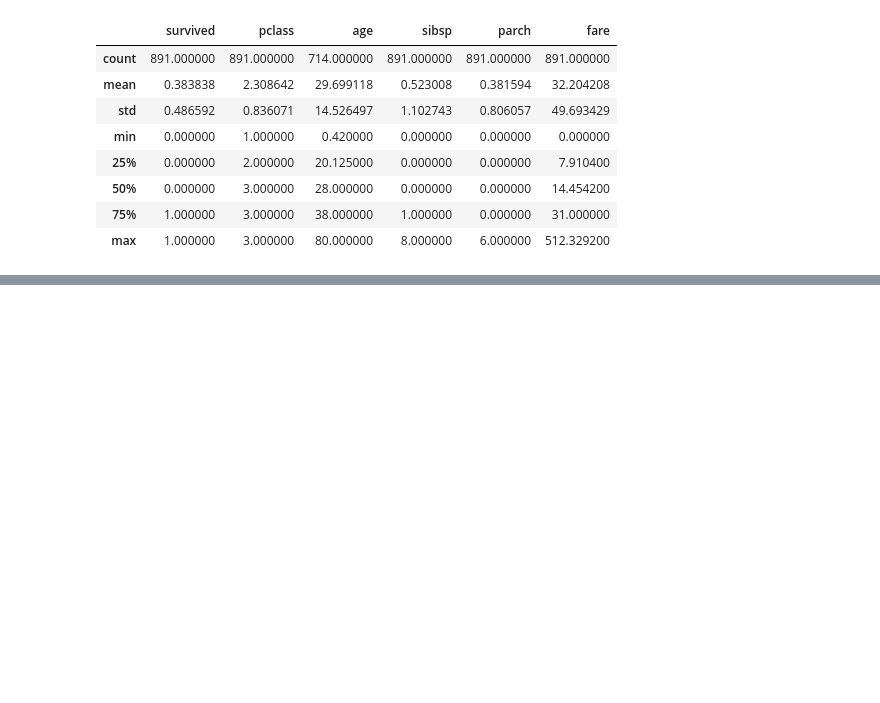
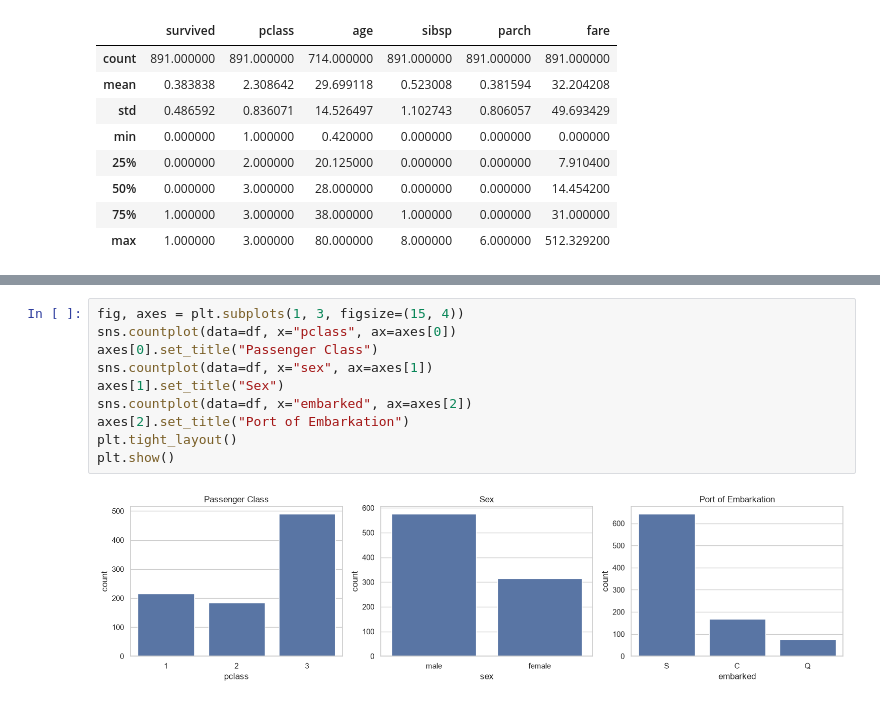
Before and after one commit to mundlapudimuneendra-ops/zepto_capstone, a Jupyter notebook: module_2_data_analytics/notebooks/01_eda.ipynb, the cells around one changed output, grey strips where cells are left out. Drawn from its saved outputs; the diff is of its cells as text; blank space fills up the shorter version.

```diff
--- a/module_2_data_analytics/notebooks/01_eda.ipynb
+++ b/module_2_data_analytics/notebooks/01_eda.ipynb
@@ -562,0 +155,12 @@ Female survival is high in Cherbourg and Queenstown across all classes; in South
+# %%
+fig, axes = plt.subplots(1, 3, figsize=(15, 4))
+sns.countplot(data=df, x="pclass", ax=axes[0])
+axes[0].set_title("Passenger Class")
+sns.countplot(data=df, x="sex", ax=axes[1])
+axes[1].set_title("Sex")
+sns.countplot(data=df, x="embarked", ax=axes[2])
+axes[2].set_title("Port of Embarkation")
+plt.tight_layout()
+plt.show()
+# %% [output]
+[figure, added]
```
Also changed, not shown: parts of 67 cells of this notebook.
